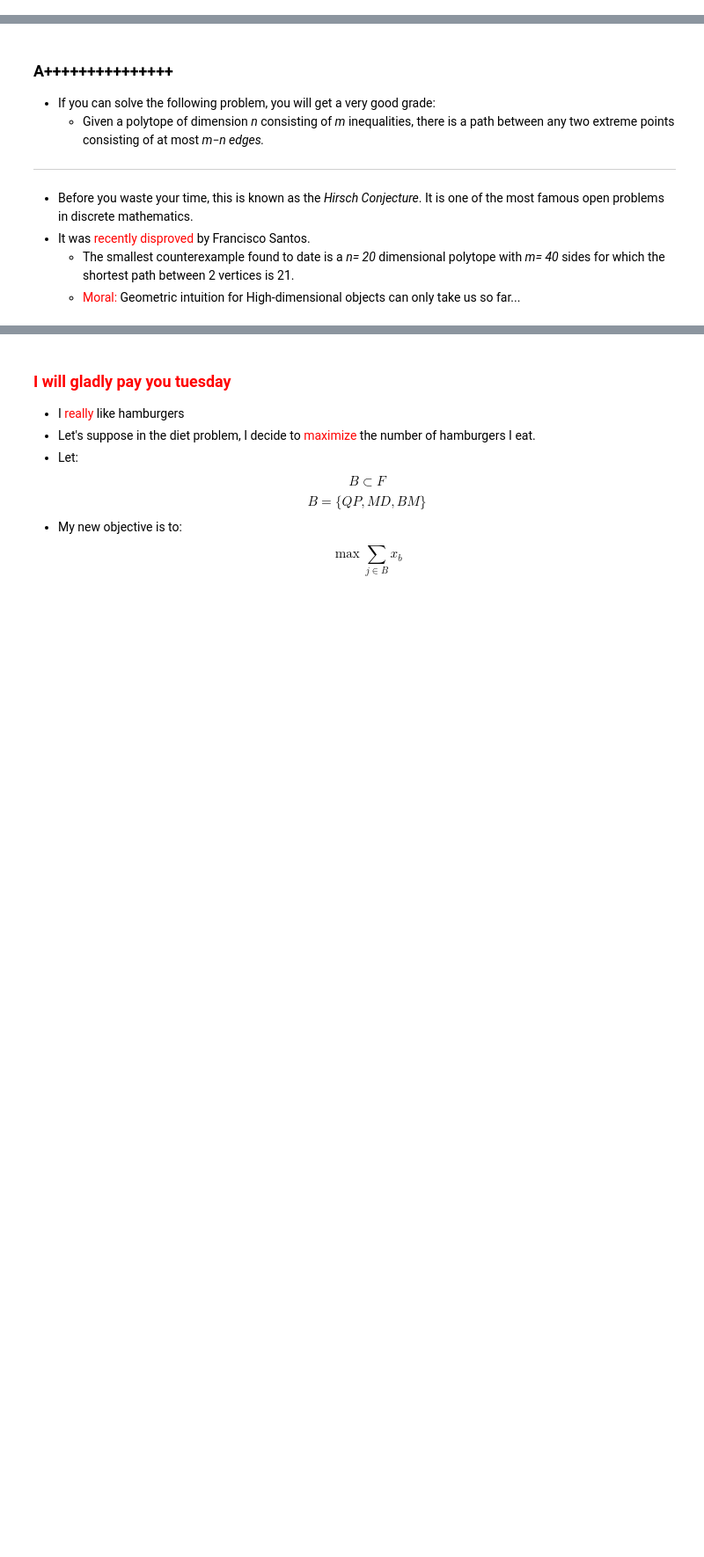
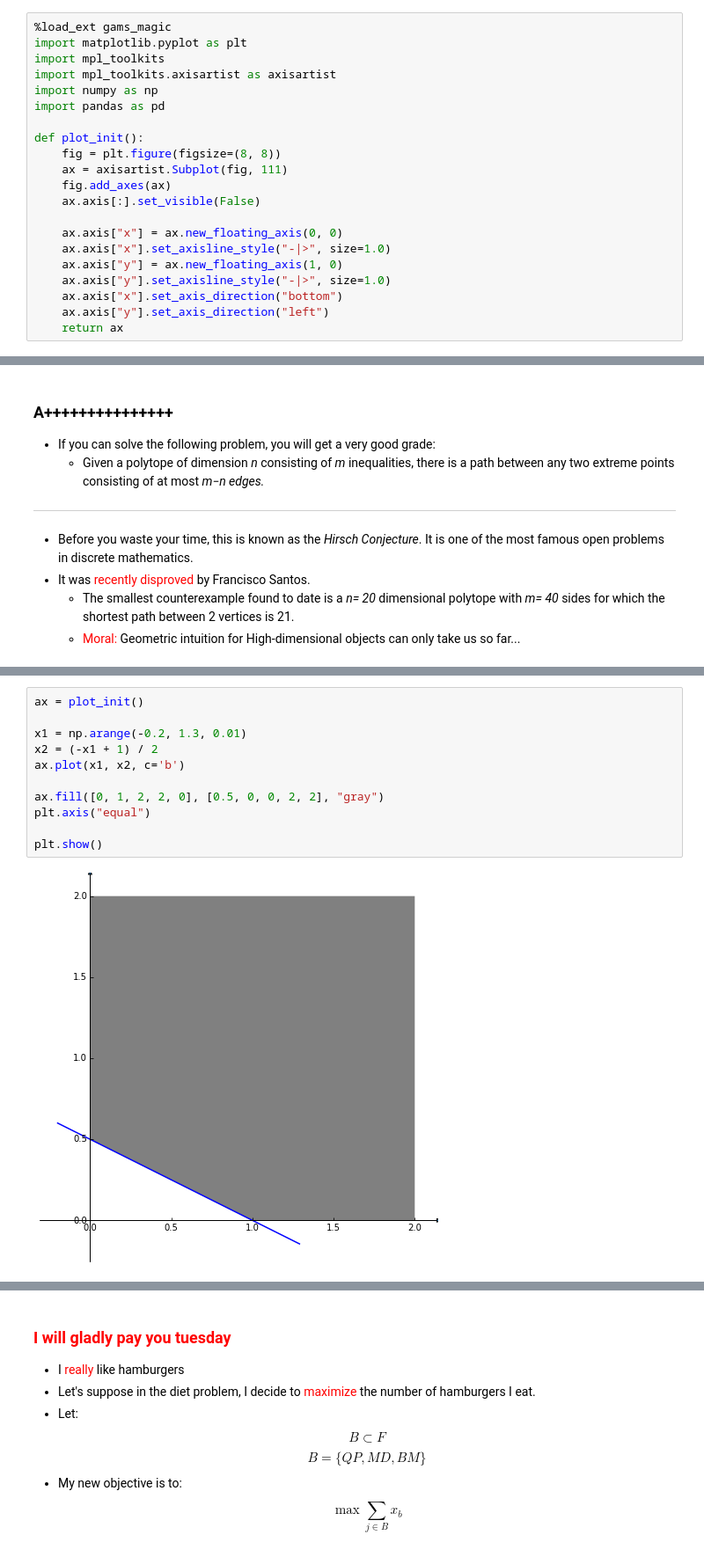
Before and after one commit to AnTuo1998/CS524_best_people_ever, a Jupyter notebook: Lec05 Scribe.ipynb, the cells around one changed output, grey strips where cells are left out. Shown: that part at 88% size. Drawn from its saved outputs; the diff is of its cells as text; blank space fills up the shorter version.

```diff
--- a/Lec05 Scribe.ipynb
+++ b/Lec05 Scribe.ipynb
@@ -231,3 +228,24 @@ import pandas as pd
+# %%
+%load_ext gams_magic
+import matplotlib.pyplot as plt
+import mpl_toolkits
+import mpl_toolkits.axisartist as axisartist
+import numpy as np
+import pandas as pd
+
+def plot_init():
+    fig = plt.figure(figsize=(8, 8))
+    ax = axisartist.Subplot(fig, 111)
+    fig.add_axes(ax)
+    ax.axis[:].set_visible(False)
+
+    ax.axis["x"] = ax.new_floating_axis(0, 0)
+    ax.axis["x"].set_axisline_style("-|>", size=1.0)
+    ax.axis["y"] = ax.new_floating_axis(1, 0)
+    ax.axis["y"].set_axisline_style("-|>", size=1.0)
+    ax.axis["x"].set_axis_direction("bottom")
+    ax.axis["y"].set_axis_direction("left")
+    return ax
 # %%
 %%gams
 $title McGreasy Diet Problem
@@ -427,3 +444,16 @@ $$x_1,x_2\geq0$$
 
 - Usually this means you forgot some constraints. Maybe your variable bounds?
 - Just because the <font style="color:red">region</font> is unbounded doesn't mean the LP is unbounded.
+# %%
+ax = plot_init()
+
+x1 = np.arange(-0.2, 1.3, 0.01)
+x2 = (-x1 + 1) / 2
+ax.plot(x1, x2, c='b')
+
+ax.fill([0, 1, 2, 2, 0], [0.5, 0, 0, 2, 2], "gray")
+plt.axis("equal")
+
+plt.show()
+# %% [output]
+[figure, added]
```
Also changed, not shown: parts of 7 cells of this notebook.
